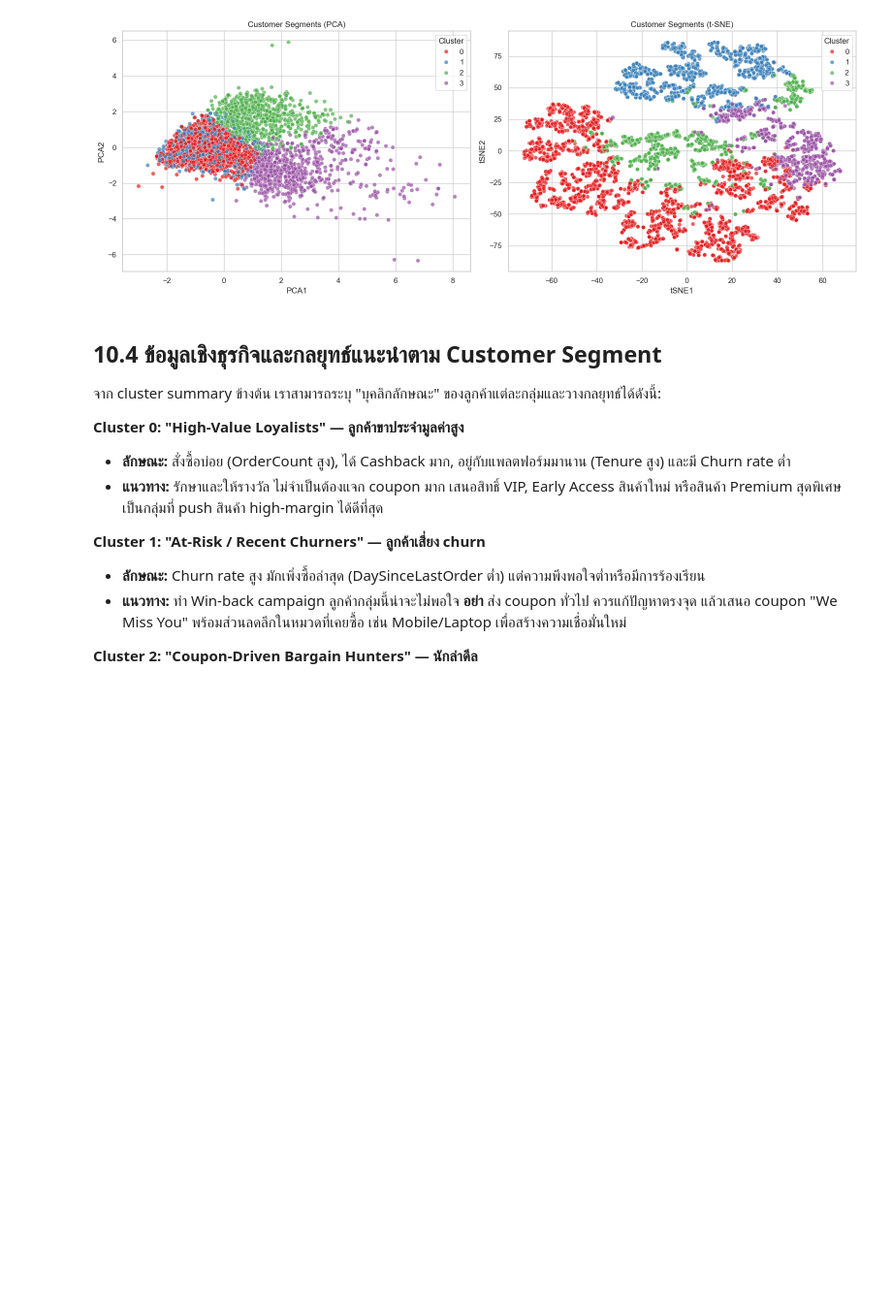
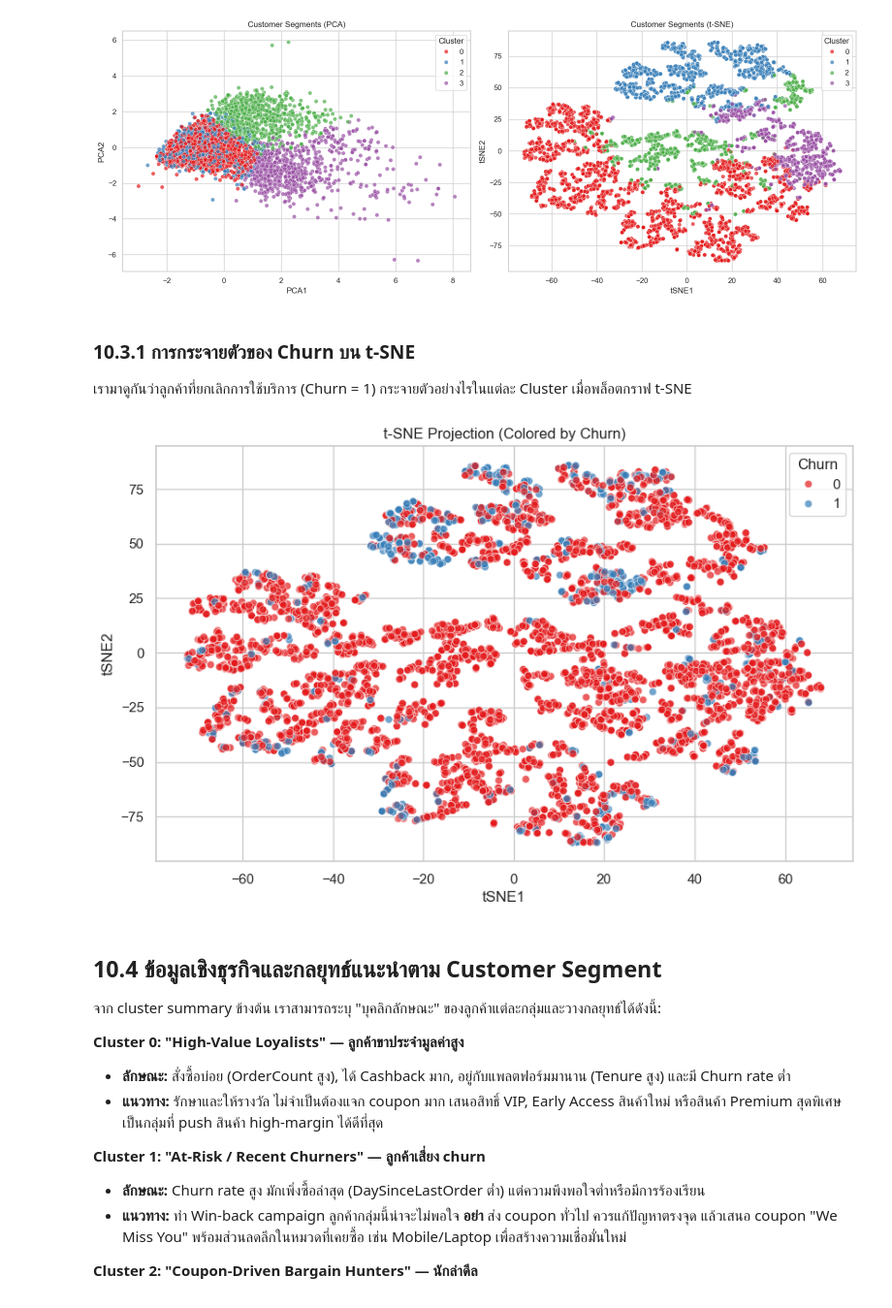
Before and after one commit to sairung77/ML-Assignment, a Jupyter notebook: 1_eda_churn.ipynb, the cells around one changed output. Shown at 97% size. Cells and saved outputs as stored; diff of their text form; code cells hidden in the pictures; blank space fills up the shorter version.

```diff
--- a/1_eda_churn.ipynb
+++ b/1_eda_churn.ipynb
@@ -981,6 +981,16 @@ plt.tight_layout()
 plt.show()
 # %% [output]
 [figure]
+# %% [markdown]
+### 10.3.1 การกระจายตัวของ Churn บน t-SNE
+เรามาดูกันว่าลูกค้าที่ยกเลิกการใช้บริการ (Churn = 1) กระจายตัวอย่างไรในแต่ละ Cluster เมื่อพล็อตกราฟ t-SNE
+# %%
+plt.figure(figsize=(10, 6))
+sns.scatterplot(x='tSNE1', y='tSNE2', hue='Churn', data=df_cluster, palette='Set1', alpha=0.7)
+plt.title('t-SNE Projection (Colored by Churn)')
+plt.show()
+# %% [output]
+[figure, added]
 # %% [markdown]
 ## 10.4 ข้อมูลเชิงธุรกิจและกลยุทธ์แนะนำตาม Customer Segment
 
```
